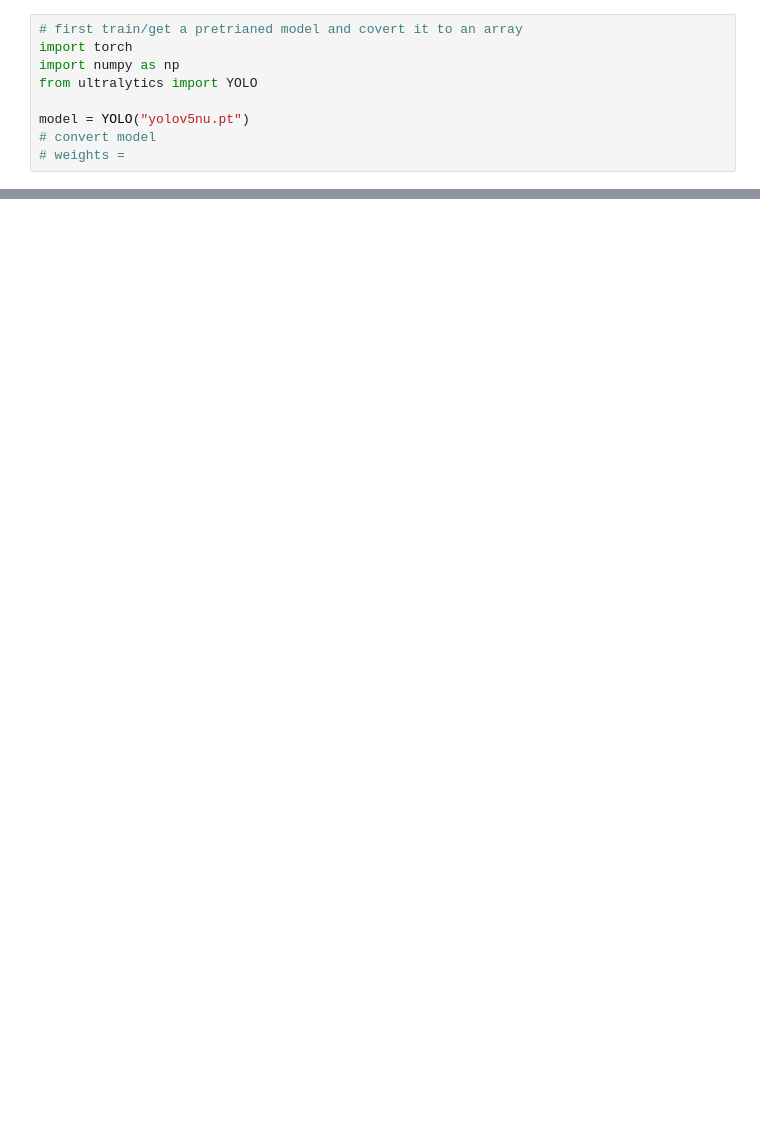
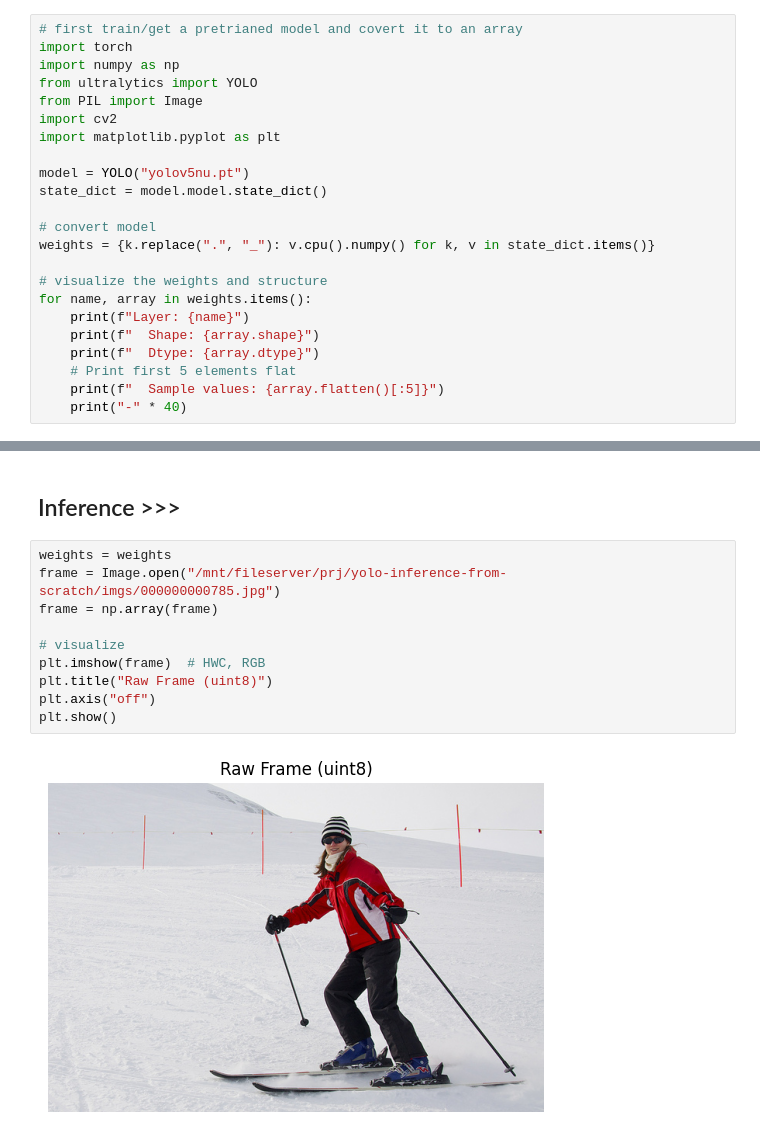
Before and after one commit to SathsaraGeeth/yolo-inference-from-scratch, a Jupyter notebook: inf.ipynb, the cells around one changed output, grey strips where cells are left out. Drawn from its saved outputs; the diff is of its cells as text; blank space fills up the shorter version.

Commit message:
frame pre process

```diff
--- a/inf.ipynb
+++ b/inf.ipynb
@@ -3,8 +3,22 @@
 import torch
 import numpy as np
 from ultralytics import YOLO
+from PIL import Image
+import cv2
+import matplotlib.pyplot as plt
 
 model = YOLO("yolov5nu.pt")
+state_dict = model.model.state_dict()
+
 # convert model
-# weights =
+weights = {k.replace(".", "_"): v.cpu().numpy() for k, v in state_dict.items()}
+
+# visualize the weights and structure
+for name, array in weights.items():
+    print(f"Layer: {name}")
+    print(f"  Shape: {array.shape}")
+    print(f"  Dtype: {array.dtype}")
+    # Print first 5 elements flat
+    print(f"  Sample values: {array.flatten()[:5]}")
+    print("-" * 40)
 # %% [output]
@@ -11,0 +42,14 @@ FileNotFoundError: [Errno 2] No such file or directory: 'yolov5u.pt'
+# %% [markdown]
+## Inference >>>
+# %%
+weights = weights
+frame = Image.open("/mnt/fileserver/prj/yolo-inference-from-scratch/imgs/000000000785.jpg")
+frame = np.array(frame)
+
+# visualize
+plt.imshow(frame)  # HWC, RGB
+plt.title("Raw Frame (uint8)")
+plt.axis("off")
+plt.show()
+# %% [output]
+[figure, added]
```
Also changed, not shown: parts of 2 cells of this notebook.
